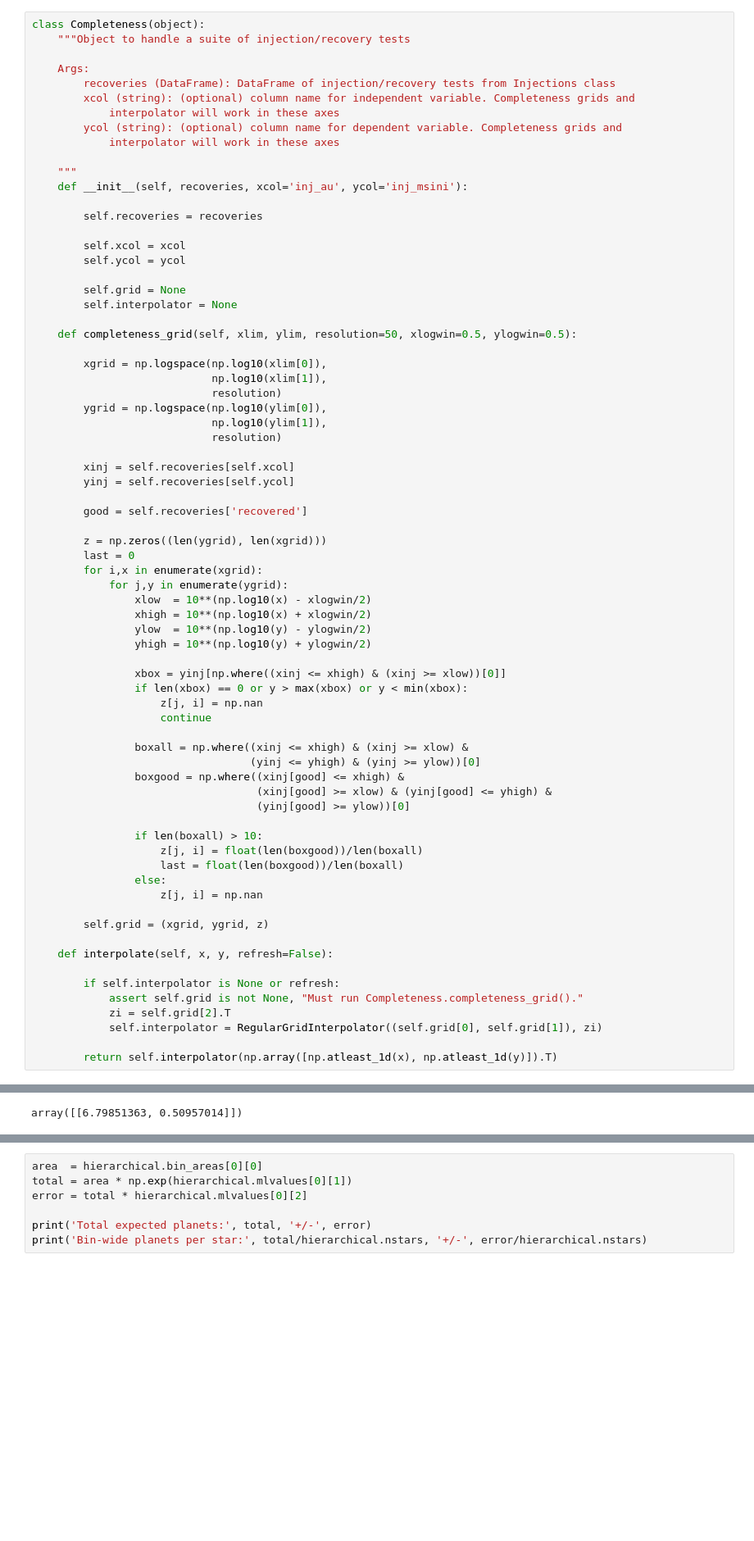
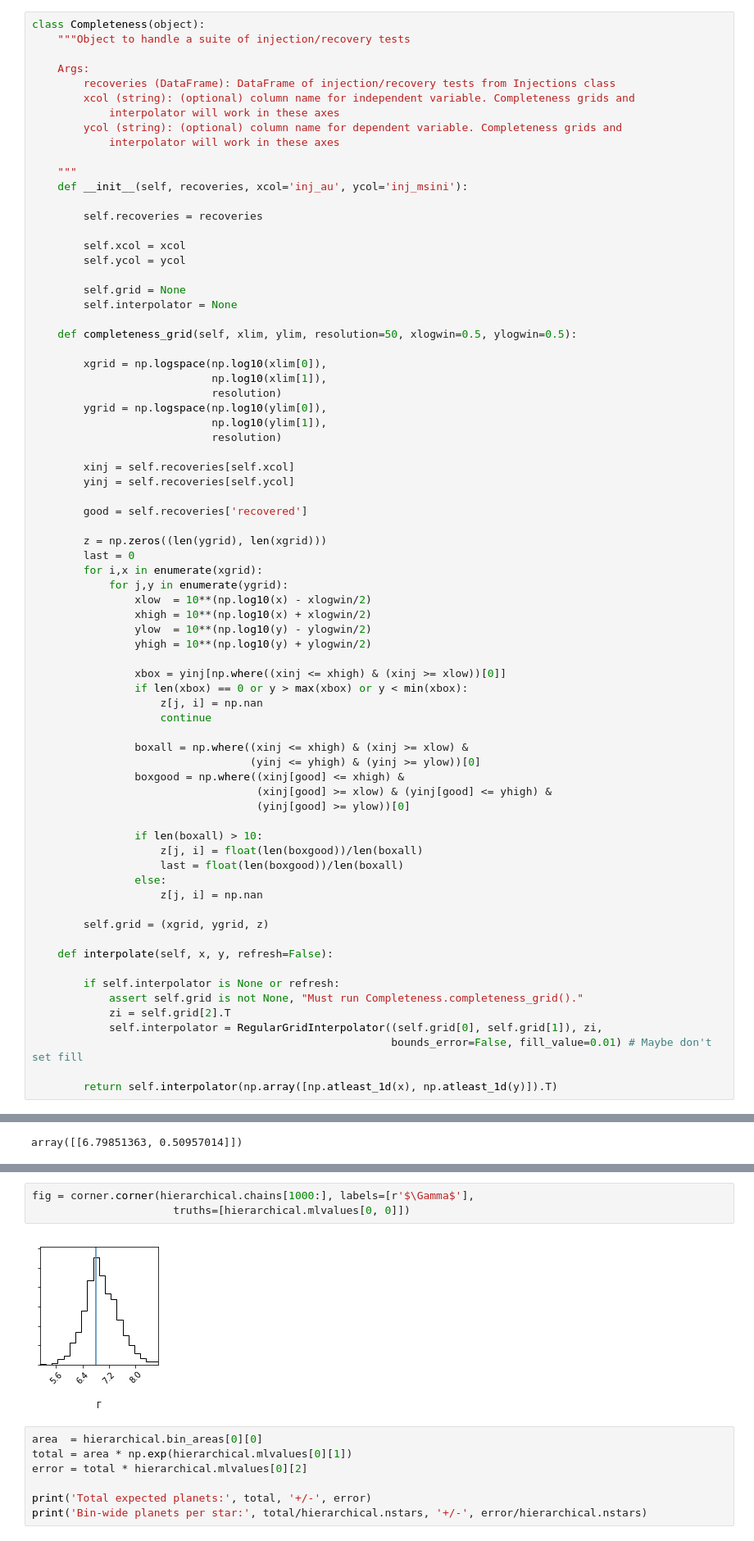
Before and after one commit to leerosenthalj/CLSII, a Jupyter notebook: Notebook_Statistics.ipynb, the cells around one changed output, grey strips where cells are left out. Shown at 82% size. Drawn from its saved outputs; the diff is of its cells as text; blank space fills up the shorter version.

```diff
--- a/Notebook_Statistics.ipynb
+++ b/Notebook_Statistics.ipynb
@@ -958,7 +956,8 @@ class Completeness(object):
         if self.interpolator is None or refresh:
             assert self.grid is not None, "Must run Completeness.completeness_grid()."
             zi = self.grid[2].T
-            self.interpolator = RegularGridInterpolator((self.grid[0], self.grid[1]), zi)
+            self.interpolator = RegularGridInterpolator((self.grid[0], self.grid[1]), zi,
+                                                        bounds_error=False, fill_value=0.01) # Maybe don't set fill
 
         return self.interpolator(np.array([np.atleast_1d(x), np.atleast_1d(y)]).T)
 # %%
@@ -1044,3 +1039,8 @@ BdbQuit:
+# %%
+fig = corner.corner(hierarchical.chains[1000:], labels=[r'$\Gamma$'],
+                      truths=[hierarchical.mlvalues[0, 0]])
+# %% [output]
+[figure, added]
 # %%
 area  = hierarchical.bin_areas[0][0]
 total = area * np.exp(hierarchical.mlvalues[0][1])
```
Also changed, not shown: parts of 10 cells of this notebook.
